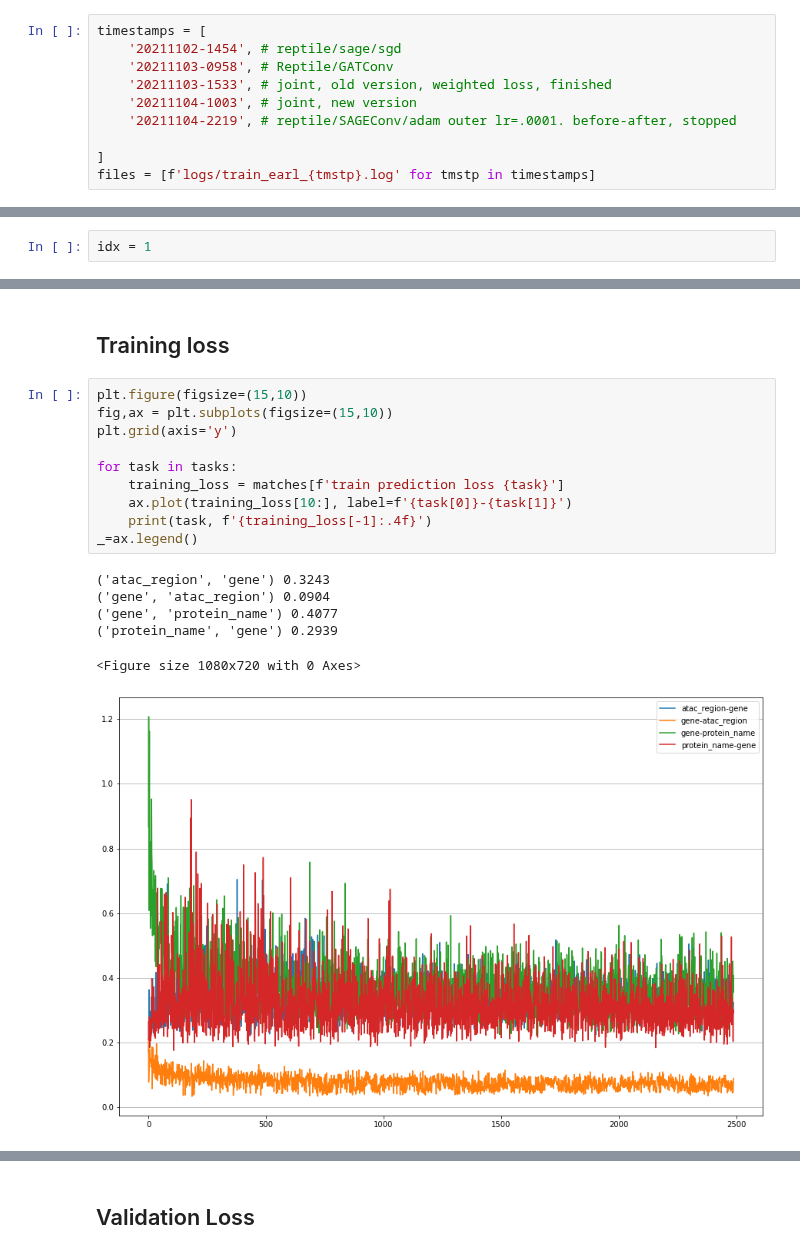
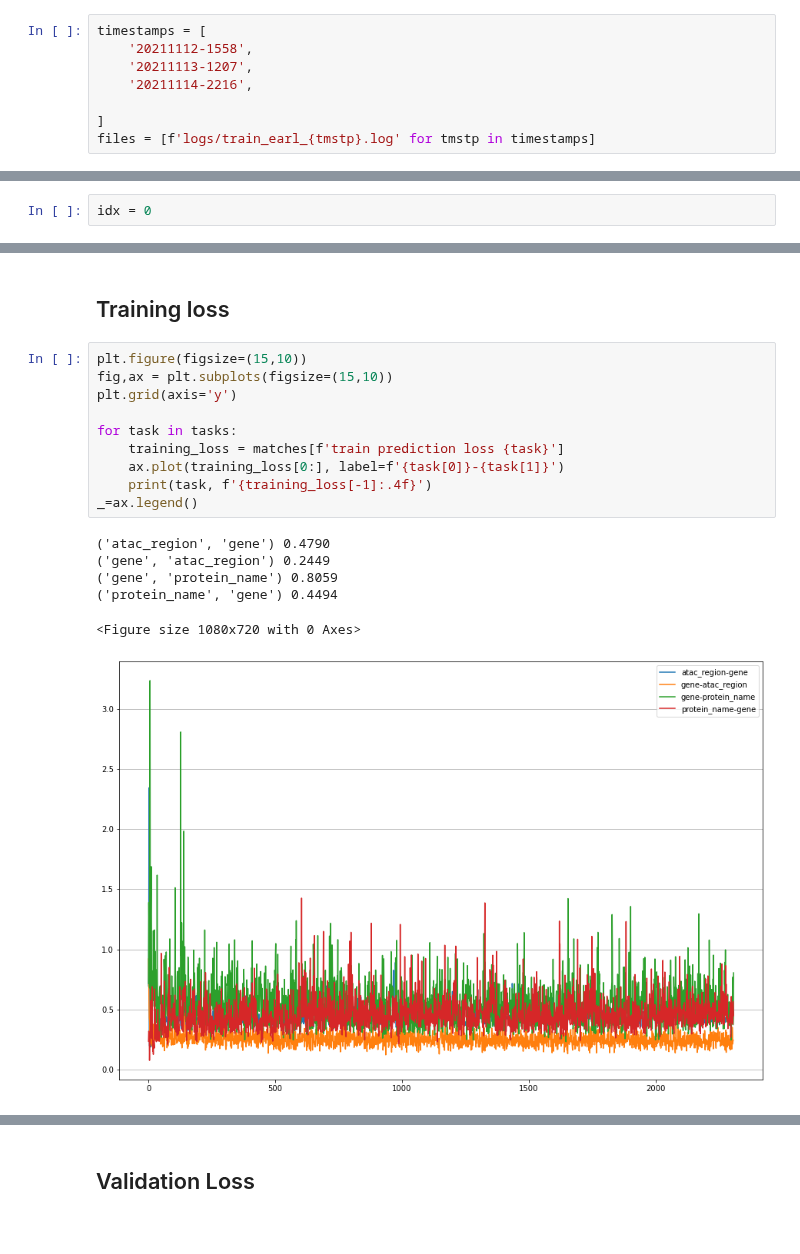
Before and after one commit to bglazer/opisca, a Jupyter notebook: training_logs.ipynb, the cells around one changed output, grey strips where cells are left out. Cells and saved outputs as stored; diff of their text form.

```diff
--- a/training_logs.ipynb
+++ b/training_logs.ipynb
@@ -74,11 +74,9 @@ matches = {}
 #### Timestamp of run
 # %%
 timestamps = [
-    '20211102-1454', # reptile/sage/sgd
-    '20211103-0958', # Reptile/GATConv
-    '20211103-1533', # joint, old version, weighted loss, finished
-    '20211104-1003', # joint, new version
-    '20211104-2219', # reptile/SAGEConv/adam outer lr=.0001. before-after, stopped
+    '20211112-1558',
+    '20211113-1207',
+    '20211114-2216',
 
 ]
 files = [f'logs/train_earl_{tmstp}.log' for tmstp in timestamps]
@@ -118,7 +117,7 @@ if True:
 # %% [markdown]
 ## Select File
 # %%
-idx = 1
+idx = 0
 # %% [markdown]
 ## Get matching log lines
 # %%
@@ -162,20 +158,20 @@ elif len(matches['Batch'])>0:
 # %%
 plt.figure(figsize=(15,10))
 fig,ax = plt.subplots(figsize=(15,10))
 plt.grid(axis='y')
 
 for task in tasks:
     training_loss = matches[f'train prediction loss {task}']
-    ax.plot(training_loss[10:], label=f'{task[0]}-{task[1]}')
+    ax.plot(training_loss[0:], label=f'{task[0]}-{task[1]}')
     print(task, f'{training_loss[-1]:.4f}')
 _=ax.legend()
 # %% [output]
-('atac_region', 'gene') 0.3243
-('gene', 'atac_region') 0.0904
-('gene', 'protein_name') 0.4077
-('protein_name', 'gene') 0.2939
+('atac_region', 'gene') 0.4790
+('gene', 'atac_region') 0.2449
+('gene', 'protein_name') 0.8059
+('protein_name', 'gene') 0.4494
 <Figure size 1080x720 with 0 Axes>
-[figure, old version]
+[figure, new version]
 # %%
 plt.figure(figsize=(15,10))
 fig,ax = plt.subplots(figsize=(15,10))
```
Also changed, not shown: parts of 6 cells of this notebook, 2 other files.
